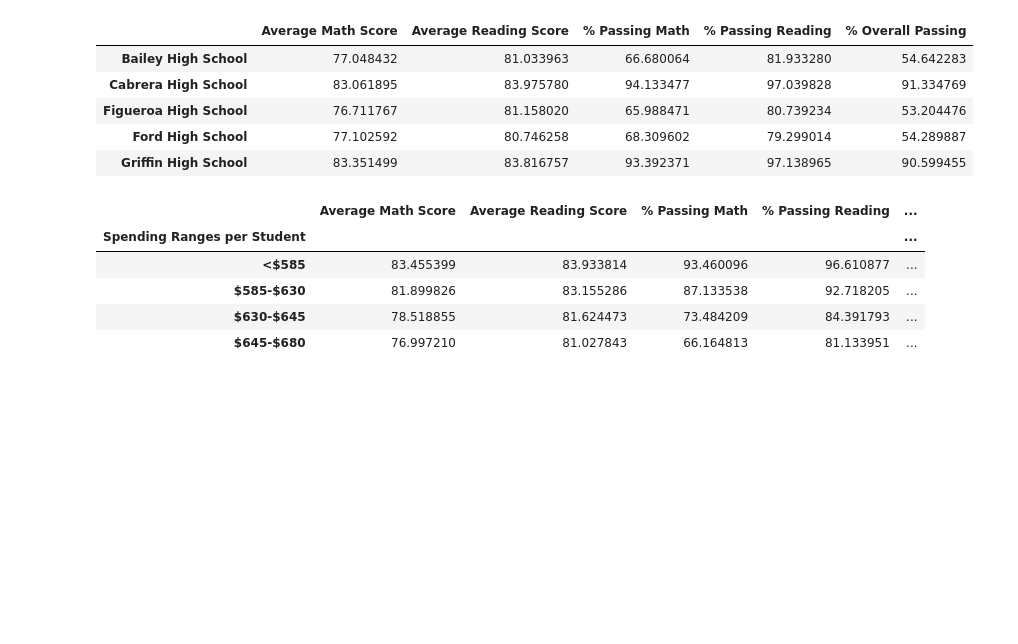
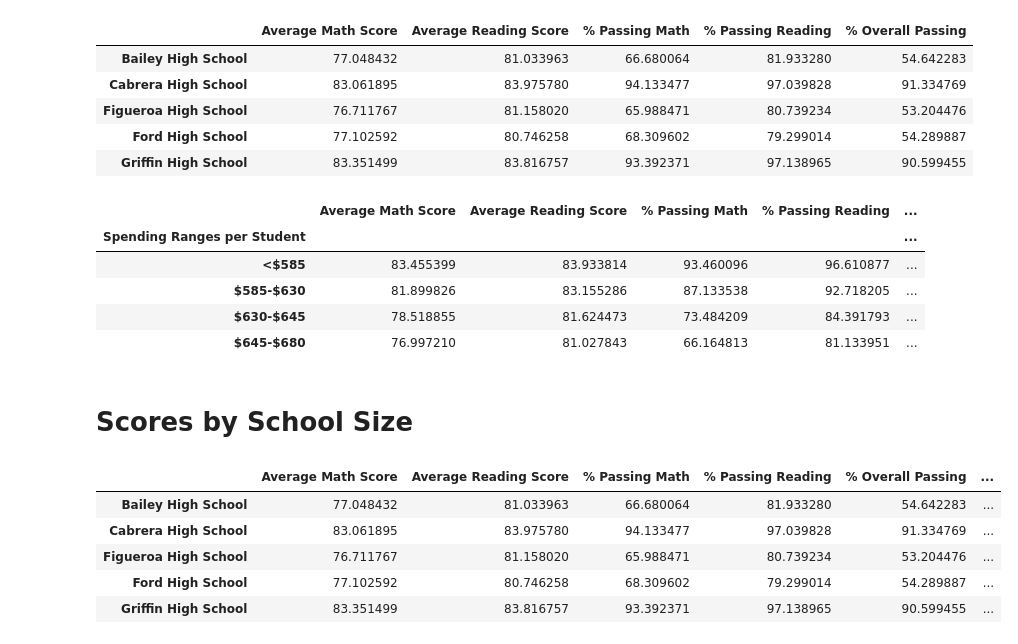
Before and after one commit to Terra999/pandas-challenge, a Jupyter notebook: PyCitySchools/PyCitySchools.ipynb, the cells around one changed output. Cells and saved outputs as stored; diff of their text form; code cells hidden in the pictures; blank space fills up the shorter version.

Commit message:
All tables complete

```diff
--- a/PyCitySchools/PyCitySchools.ipynb
+++ b/PyCitySchools/PyCitySchools.ipynb
@@ -551,3 +571,16 @@ scores_vs_spending
 | $585-$630 | 81.899826 | 83.155286 | 87.133538 | 92.718205 | ... |
 | $630-$645 | 78.518855 | 81.624473 | 73.484209 | 84.391793 | ... |
 | $645-$680 | 76.997210 | 81.027843 | 66.164813 | 81.133951 | ... |
+# %% [markdown]
+# Scores by School Size
+# %%
+# Copy school summary data
+school_size = school_summary_final_df[["Average Math Score", "Average Reading Score", "% Passing Math", "% Passing Reading", "% Overall Passing"]].copy()
+school_spending.head()
+# %% [output]
+|  | Average Math Score | Average Reading Score | % Passing Math | % Passing Reading | % Overall Passing | ... |
+| Bailey High School | 77.048432 | 81.033963 | 66.680064 | 81.933280 | 54.642283 | ... |
+| Cabrera High School | 83.061895 | 83.975780 | 94.133477 | 97.039828 | 91.334769 | ... |
+| Figueroa High School | 76.711767 | 81.158020 | 65.988471 | 80.739234 | 53.204476 | ... |
+| Ford High School | 77.102592 | 80.746258 | 68.309602 | 79.299014 | 54.289887 | ... |
+| Griffin High School | 83.351499 | 83.816757 | 93.392371 | 97.138965 | 90.599455 | ... |
```
Also changed, not shown: parts of 9 cells of this notebook.
